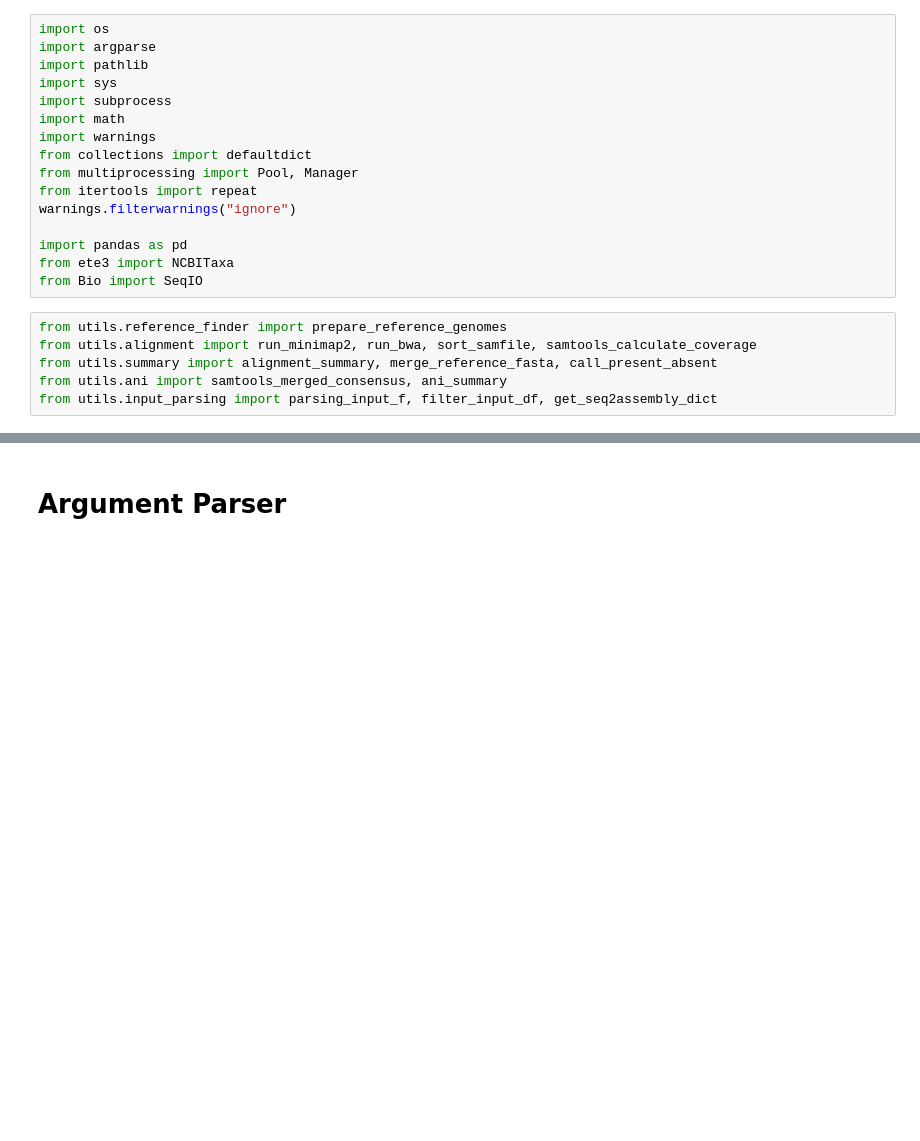
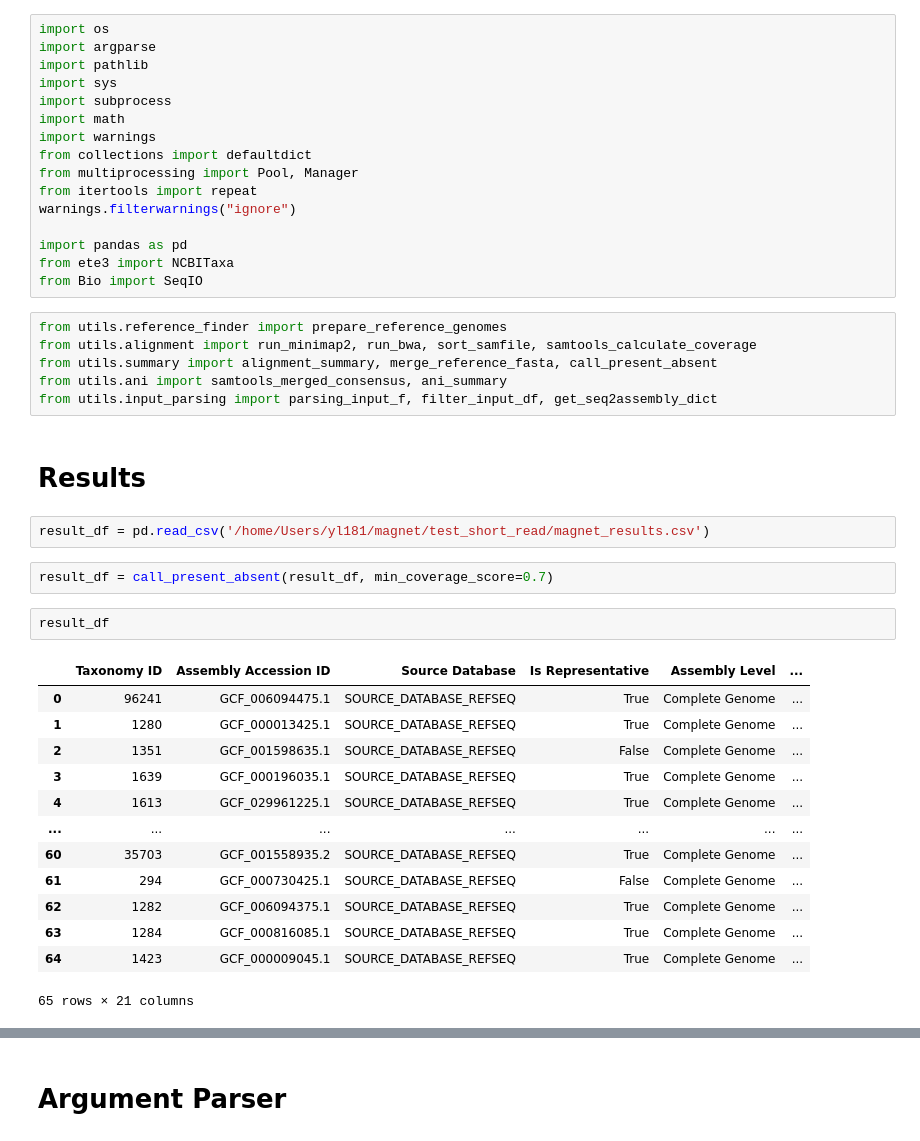
Before and after one commit to treangenlab/magnet, a Jupyter notebook: dev.ipynb, the cells around one changed output, grey strips where cells are left out. Drawn from its saved outputs; the diff is of its cells as text; blank space fills up the shorter version.

```diff
--- a/dev.ipynb
+++ b/dev.ipynb
@@ -22,3 +22,25 @@ from utils.alignment import run_minimap2, run_bwa, sort_samfile, samtools_calcul
 from utils.summary import alignment_summary, merge_reference_fasta, call_present_absent
 from utils.ani import samtools_merged_consensus, ani_summary
 from utils.input_parsing import parsing_input_f, filter_input_df, get_seq2assembly_dict
+# %% [markdown]
+# Results
+# %%
+result_df = pd.read_csv('/home/Users/yl181/magnet/test_short_read/magnet_results.csv')
+# %%
+result_df = call_present_absent(result_df, min_coverage_score=0.7)
+# %%
+result_df
+# %% [output]
+|  | Taxonomy ID | Assembly Accession ID | Source Database | Is Representative | Assembly Level | ... |
+| 0 | 96241 | GCF_006094475.1 | SOURCE_DATABASE_REFSEQ | True | Complete Genome | ... |
+| 1 | 1280 | GCF_000013425.1 | SOURCE_DATABASE_REFSEQ | True | Complete Genome | ... |
+| 2 | 1351 | GCF_001598635.1 | SOURCE_DATABASE_REFSEQ | False | Complete Genome | ... |
+| 3 | 1639 | GCF_000196035.1 | SOURCE_DATABASE_REFSEQ | True | Complete Genome | ... |
+| 4 | 1613 | GCF_029961225.1 | SOURCE_DATABASE_REFSEQ | True | Complete Genome | ... |
+| ... | ... | ... | ... | ... | ... | ... |
+| 60 | 35703 | GCF_001558935.2 | SOURCE_DATABASE_REFSEQ | True | Complete Genome | ... |
+| 61 | 294 | GCF_000730425.1 | SOURCE_DATABASE_REFSEQ | False | Complete Genome | ... |
+| 62 | 1282 | GCF_006094375.1 | SOURCE_DATABASE_REFSEQ | True | Complete Genome | ... |
+| 63 | 1284 | GCF_000816085.1 | SOURCE_DATABASE_REFSEQ | True | Complete Genome | ... |
+| 64 | 1423 | GCF_000009045.1 | SOURCE_DATABASE_REFSEQ | True | Complete Genome | ... |
+65 rows × 21 columns
```
Also changed, not shown: parts of 7 cells of this notebook, 2 other files.
